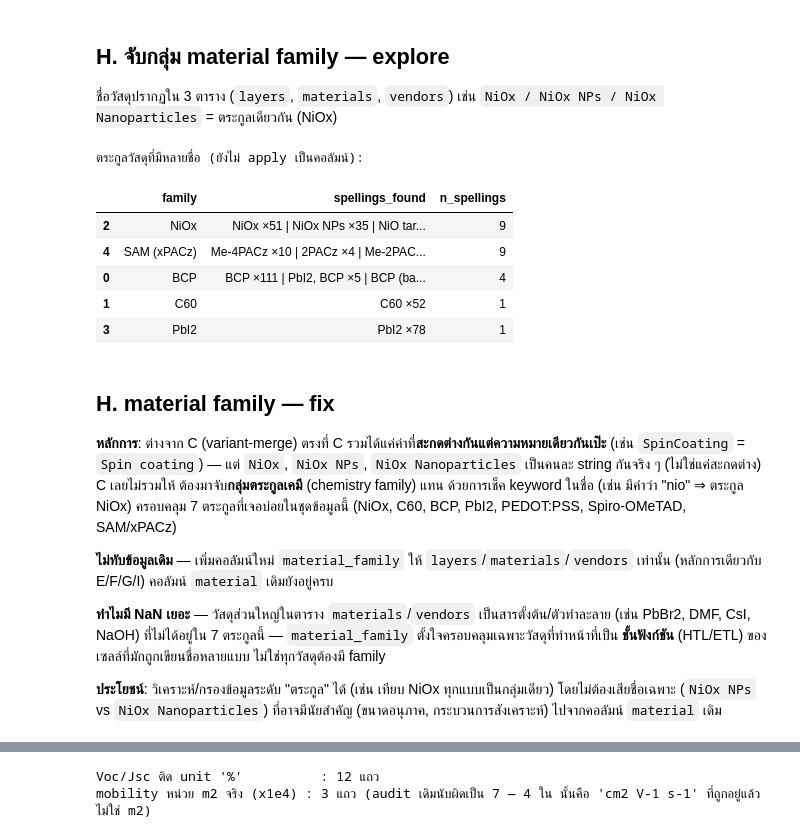
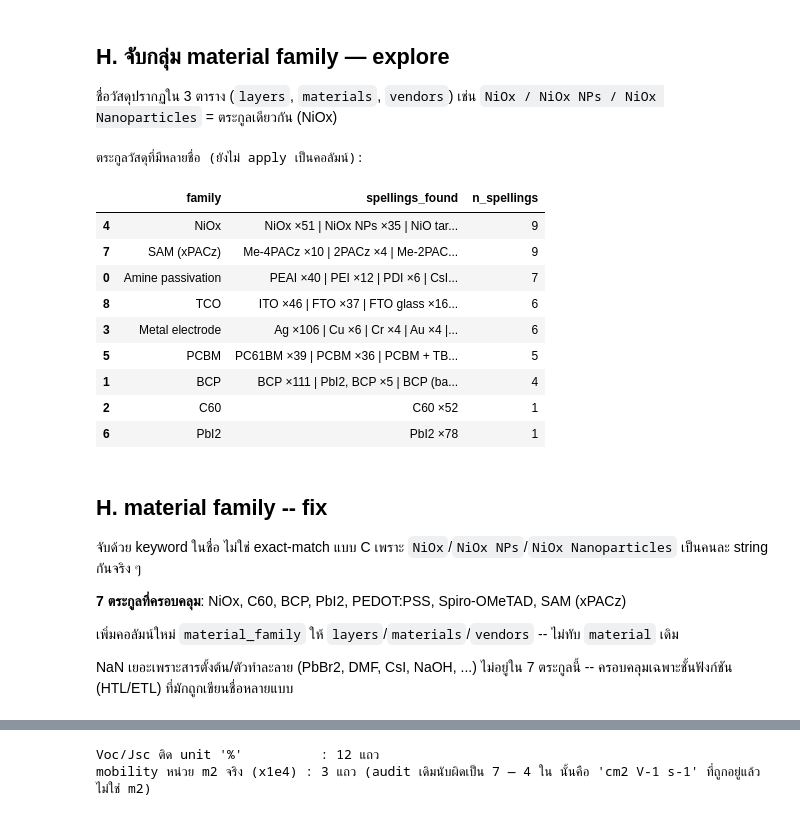
Before and after one commit to NiOx-based-Perovskite-Solar-Cell/Perovskite-Research, a Jupyter notebook: notebooks/column_prepare.ipynb, the cells around one changed output, grey strips where cells are left out. Saved outputs shown, nothing was run; the diff lists cells and outputs as text; code cells hidden in the pictures.

```diff
--- a/notebooks/column_prepare.ipynb
+++ b/notebooks/column_prepare.ipynb
@@ -526,3 +663,23 @@ for col in ["temperature_c", "humidity_pct", "retention_pct"]:
 temperature_c: 6 แถว parse ตรงๆ ไม่ได้ -> ['RT']
 humidity_pct: 12 แถว parse ตรงๆ ไม่ได้ -> ['25 ± 5', '30-50', '45–55', '50 - 60', '50 ± 5', '50–60', '60 ± 5']
 retention_pct: 1 แถว parse ตรงๆ ไม่ได้ -> ['< 55']
+# %%
+stb0 = tables["stability"].copy()
+cols = ["temperature_c", "humidity_pct", "retention_pct"]
+
+# ฟังก์ชันเช็คตัวเลขแบบย่อ
+def is_num(val):
+    try: float(val); return True
+    except: return False
+
+# ค้นหาและรวม Index ที่มีปัญหาด้วย Loop
+bad_idx = pd.Index([])
+for col in cols:
+    s = stb0[col].dropna().str.strip()
+    bad_idx = bad_idx.union(s[(s != "") & ~s.map(is_num)].index)
+
+print(f"จำนวนแถวที่ Parse ตรงๆ ไม่ได้ทั้งหมด: {len(bad_idx)} แถว")
+
+# สุ่มดูข้อมูล 5 แถว (ถ้ามี)
+if not bad_idx.empty:
+    display(stb0.loc[bad_idx, ["device_id"] + cols].sample(n=min(5, len(bad_idx))))
@@ -728,54 +917,54 @@ ven.loc[hit, ["device_id", "material", "purity", "purity_pct",
 ชื่อวัสดุปรากฏใน 3 ตาราง (`layers`, `materials`, `vendors`) เช่น `NiOx / NiOx NPs / NiOx Nanoparticles` = ตระกูลเดียวกัน (NiOx)
 # %%
 def material_family(x):
-    s = str(x).lower()
+    s = str(x).lower().strip()
     if "nio" in s: return "NiOx"
     if s.startswith("c60") or s=="c60": return "C60"
     if "bcp" in s: return "BCP"
     if "pbi2" in s: return "PbI2"
     if "pedot" in s: return "PEDOT:PSS"
     if "spiro" in s: return "Spiro-OMeTAD"
     if any(k in s for k in ["pacz","2pacz","me-2pacz","mecz"]): return "SAM (xPACz)"
+    if "pcbm" in s or "pc61bm" in s: return "PCBM"
+    if re.match(r"^[if]to\b", s): return "TCO"
+    if s in ("ag", "au", "cu", "cr", "cr + au", "cu target"): return "Metal electrode"
+    if any(k in s for k in ["peai", "pdi", "pei"]): return "Amine passivation"   # PEAI/PDI/CF3-PEAI/PEI = สาร passivation ตระกูลเอมีน
     return None
 
 mats_preview = pd.concat([tables["layers"][["material"]].assign(src="layers"),
                           tables["materials"][["material"]].assign(src="materials"),
                           tables["vendors"][["material"]].assign(src="vendors")], ignore_index=True)
 mats_preview = mats_preview.dropna()
 mats_preview["material"] = mats_preview["material"].astype(str).str.strip()
 mats_preview["family"] = mats_preview["material"].map(material_family)
 fam_preview = (mats_preview.dropna(subset=["family"]).groupby("family")["material"]
                   .agg(lambda s: "  |  ".join(f"{v} ×{c}" for v,c in Counter(s).most_common()))
                   .reset_index(name="spellings_found"))
 fam_preview["n_spellings"] = fam_preview["spellings_found"].str.count(r"\|") + 1
 print("ตระกูลวัสดุที่มีหลายชื่อ (ยังไม่ apply เป็นคอลัมน์):")
 fam_preview.sort_values("n_spellings", ascending=False)
 # %% [output]
 ตระกูลวัสดุที่มีหลายชื่อ (ยังไม่ apply เป็นคอลัมน์):
 |  | family | spellings_found | n_spellings |
-| 2 | NiOx | NiOx ×51 | NiOx NPs ×35 | NiO tar... | 9 |
-| 4 | SAM (xPACz) | Me-4PACz ×10 | 2PACz ×4 | Me-2PAC... | 9 |
-| 0 | BCP | BCP ×111 | PbI2, BCP ×5 | BCP (ba... | 4 |
-| 1 | C60 | C60 ×52 | 1 |
-| 3 | PbI2 | PbI2 ×78 | 1 |
+| 4 | NiOx | NiOx ×51 | NiOx NPs ×35 | NiO tar... | 9 |
+| 7 | SAM (xPACz) | Me-4PACz ×10 | 2PACz ×4 | Me-2PAC... | 9 |
+| 0 | Amine passivation | PEAI ×40 | PEI ×12 | PDI ×6 | CsI... | 7 |
+| 8 | TCO | ITO ×46 | FTO ×37 | FTO glass ×16... | 6 |
+| 3 | Metal electrode | Ag ×106 | Cu ×6 | Cr ×4 | Au ×4 |... | 6 |
+| 5 | PCBM | PC61BM ×39 | PCBM ×36 | PCBM + TB... | 5 |
+| 1 | BCP | BCP ×111 | PbI2, BCP ×5 | BCP (ba... | 4 |
+| 2 | C60 | C60 ×52 | 1 |
+| 6 | PbI2 | PbI2 ×78 | 1 |
 # %% [markdown]
-## H. material family — fix
+## H. material family -- fix
 
-**หลักการ**: ต่างจาก C (variant-merge) ตรงที่ C รวมได้แค่ค่าที่**สะกดต่างกันแต่ความหมายเดียวกันเป๊ะ**
-(เช่น `SpinCoating` = `Spin coating`) — แต่ `NiOx`, `NiOx NPs`, `NiOx Nanoparticles` เป็นคนละ string
-กันจริง ๆ (ไม่ใช่แค่สะกดต่าง) C เลยไม่รวมให้ ต้องมาจับ**กลุ่มตระกูลเคมี** (chemistry family) แทน
-ด้วยการเช็ค keyword ในชื่อ (เช่น มีคำว่า "nio" ⇒ ตระกูล NiOx) ครอบคลุม 7 ตระกูลที่เจอบ่อยในชุดข้อมูลนี้
-(NiOx, C60, BCP, PbI2, PEDOT:PSS, Spiro-OMeTAD, SAM/xPACz)
+จับด้วย keyword ในชื่อ ไม่ใช่ exact-match แบบ C เพราะ `NiOx`/`NiOx NPs`/`NiOx Nanoparticles` เป็นคนละ string กันจริง ๆ
 
-**ไม่ทับข้อมูลเดิม** — เพิ่มคอลัมน์ใหม่ `material_family` ให้ `layers`/`materials`/`vendors` เท่านั้น
-(หลักการเดียวกับ E/F/G/I) คอลัมน์ `material` เดิมยังอยู่ครบ
+**7 ตระกูลที่ครอบคลุม**: NiOx, C60, BCP, PbI2, PEDOT:PSS, Spiro-OMeTAD, SAM (xPACz)
 
-**ทำไมมี NaN เยอะ** — วัสดุส่วนใหญ่ในตาราง `materials`/`vendors` เป็นสารตั้งต้น/ตัวทำละลาย (เช่น PbBr2, DMF,
-CsI, NaOH) ที่ไม่ได้อยู่ใน 7 ตระกูลนี้ — `material_family` ตั้งใจครอบคลุมเฉพาะวัสดุที่ทำหน้าที่เป็น
-**ชั้นฟังก์ชัน** (HTL/ETL) ของเซลล์ที่มักถูกเขียนชื่อหลายแบบ ไม่ใช่ทุกวัสดุต้องมี family
+เพิ่มคอลัมน์ใหม่ `material_family` ให้ `layers`/`materials`/`vendors` -- ไม่ทับ `material` เดิม
 
-**ประโยชน์**: วิเคราะห์/กรองข้อมูลระดับ "ตระกูล" ได้ (เช่น เทียบ NiOx ทุกแบบเป็นกลุ่มเดียว) โดยไม่ต้องเสียชื่อเฉพาะ
-(`NiOx NPs` vs `NiOx Nanoparticles`) ที่อาจมีนัยสำคัญ (ขนาดอนุภาค, กระบวนการสังเคราะห์) ไปจากคอลัมน์ `material` เดิม
+NaN เยอะเพราะสารตั้งต้น/ตัวทำละลาย (PbBr2, DMF, CsI, NaOH, ...) ไม่อยู่ใน 7 ตระกูลนี้ -- ครอบคลุมเฉพาะชั้นฟังก์ชัน (HTL/ETL) ที่มักถูกเขียนชื่อหลายแบบ
 # %%
 for name in ["layers", "materials", "vendors"]:
     tables[name]["material_family"] = tables[name]["material"].map(material_family)
```
Also changed, not shown: parts of 71 cells of this notebook, 4 other files.
